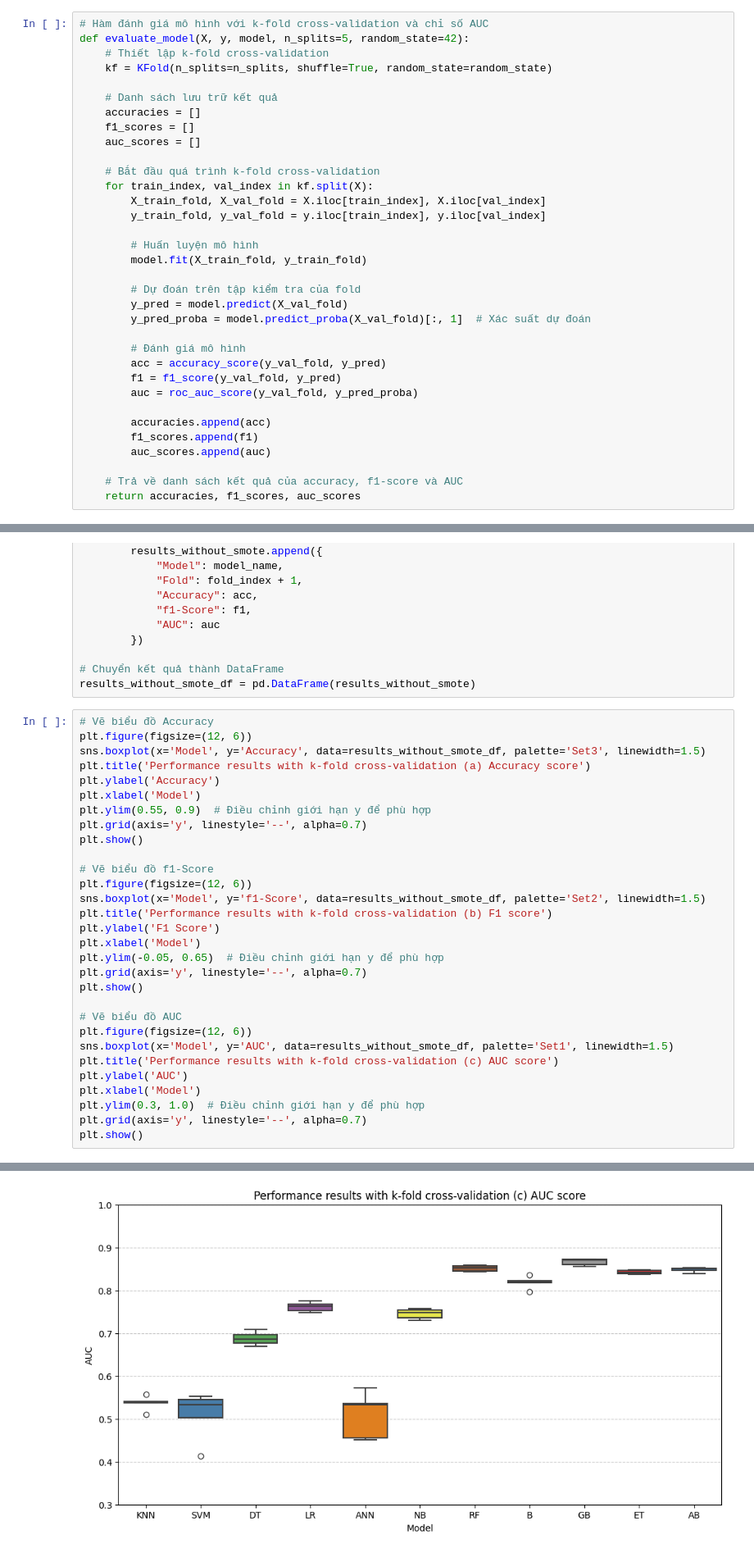
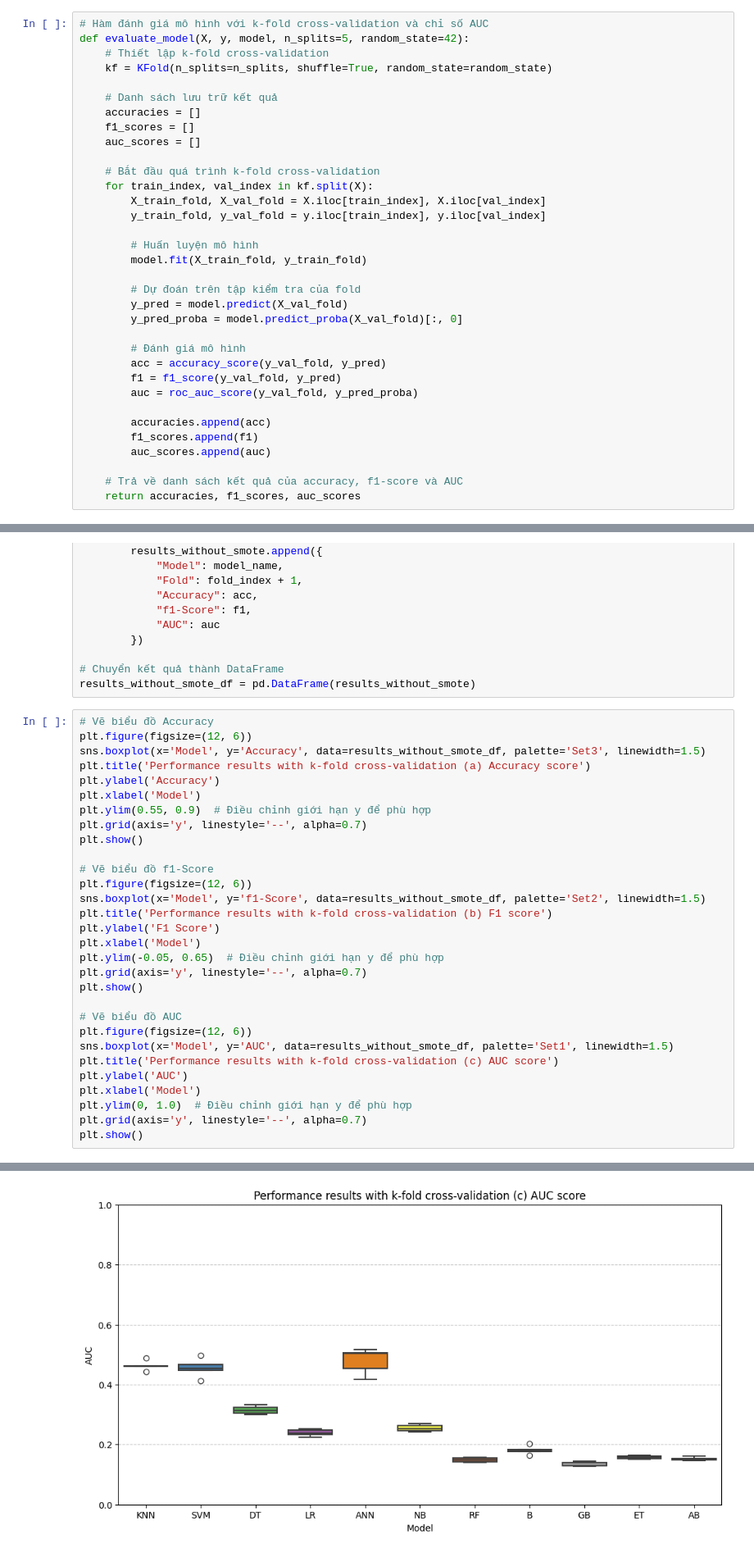
Before and after one commit to DatPhan06/PTDLDB, a Jupyter notebook: ptdldb.ipynb, the cells around one changed output, grey strips where cells are left out. Shown at 82% size. Saved outputs shown, nothing was run; the diff lists cells and outputs as text.

```diff
--- a/ptdldb.ipynb
+++ b/ptdldb.ipynb
@@ -322,7 +322,7 @@ def evaluate_model(X, y, model, n_splits=5, random_state=42):
 
         # Dự đoán trên tập kiểm tra của fold
         y_pred = model.predict(X_val_fold)
-        y_pred_proba = model.predict_proba(X_val_fold)[:, 1]  # Xác suất dự đoán
+        y_pred_proba = model.predict_proba(X_val_fold)[:, 0]
 
         # Đánh giá mô hình
         acc = accuracy_score(y_val_fold, y_pred)
@@ -380,7 +380,7 @@ sns.boxplot(x='Model', y='AUC', data=results_without_smote_df, palette='Set1', l
 plt.title('Performance results with k-fold cross-validation (c) AUC score')
 plt.ylabel('AUC')
 plt.xlabel('Model')
-plt.ylim(0.3, 1.0)  # Điều chỉnh giới hạn y để phù hợp
+plt.ylim(0, 1.0)  # Điều chỉnh giới hạn y để phù hợp
 plt.grid(axis='y', linestyle='--', alpha=0.7)
 plt.show()
 # %% [output]
@@ -389,4 +389,4 @@ plt.show()
-[figure, old version]
+[figure, new version]
 # %%
 # Tính toán trung bình cho mỗi mô hình và giữ nguyên thứ tự xuất hiện ban đầu
 results_without_smote_df = (
```
Also changed, not shown: parts of 3 cells of this notebook, 2 other files.
